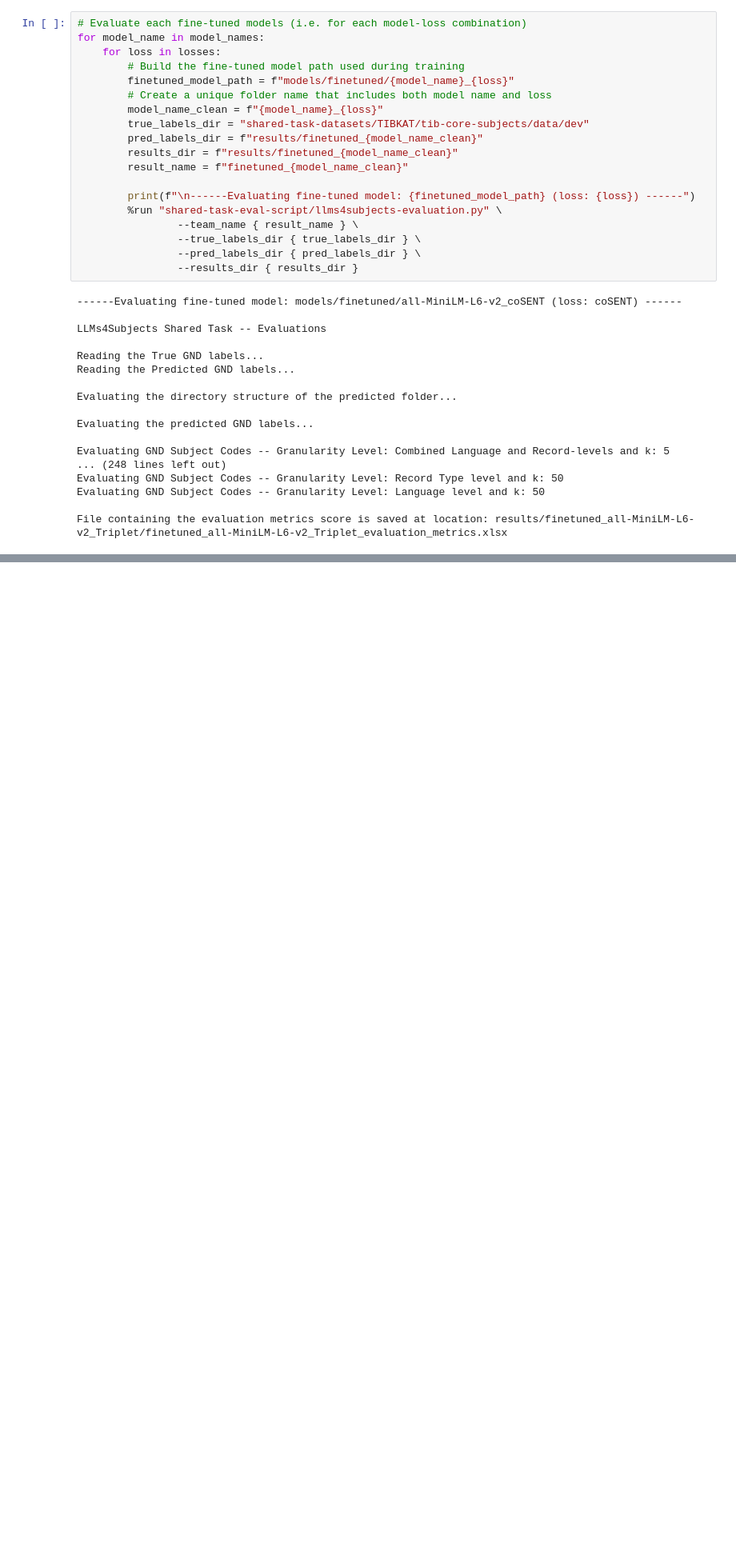
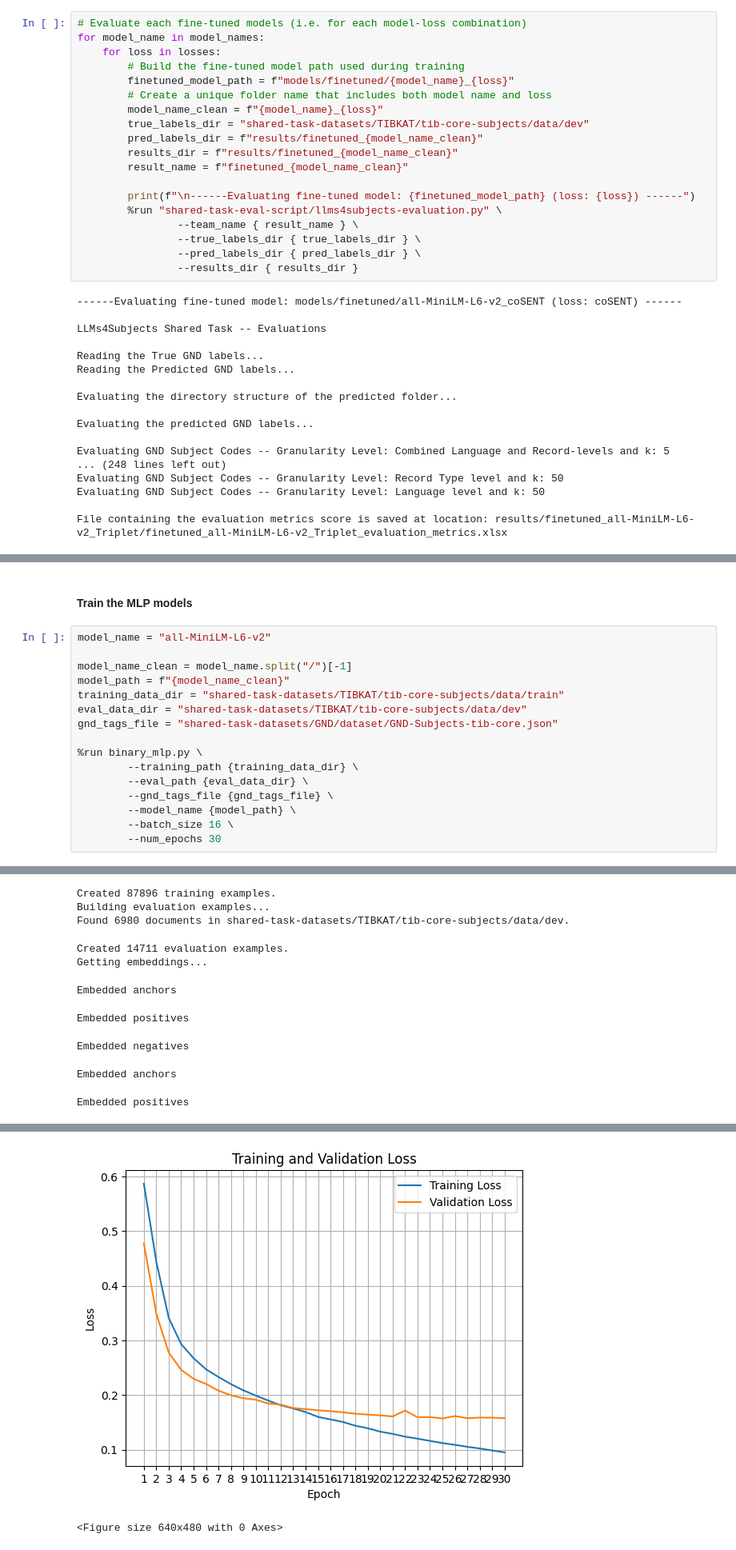
Before and after one commit to MicheleCazzola/llms4subjects, a Jupyter notebook: embedding_similarity_tagging.ipynb, the cells around one changed output, grey strips where cells are left out. Shown: that part at 80% size. Drawn from its saved outputs; the diff is of its cells as text; blank space fills up the shorter version.

Commit message:
update MLP architecture and evaluation metrics; adjust dropout rates and refine file handling

```diff
--- a/embedding_similarity_tagging.ipynb
+++ b/embedding_similarity_tagging.ipynb
@@ -395,0 +285,19 @@ File containing the evaluation metrics score is saved at location: results/mlp_a
+# %% [markdown]
+#### Train the MLP models
+# %%
+model_name = "all-MiniLM-L6-v2"
+
+model_name_clean = model_name.split("/")[-1]
+model_path = f"{model_name_clean}"
+training_data_dir = "shared-task-datasets/TIBKAT/tib-core-subjects/data/train"
+eval_data_dir = "shared-task-datasets/TIBKAT/tib-core-subjects/data/dev"
+gnd_tags_file = "shared-task-datasets/GND/dataset/GND-Subjects-tib-core.json"
+
+%run binary_mlp.py \
+        --training_path {training_data_dir} \
+        --eval_path {eval_data_dir} \
+        --gnd_tags_file {gnd_tags_file} \
+        --model_name {model_path} \
+        --batch_size 16 \
+        --num_epochs 30
+# %% [output]
@@ -395,0 +311,10 @@ File containing the evaluation metrics score is saved at location: results/mlp_a
+Created 87896 training examples.
+Building evaluation examples...
+Found 6980 documents in shared-task-datasets/TIBKAT/tib-core-subjects/data/dev.
+Created 14711 evaluation examples.
+Getting embeddings...
+Embedded anchors
+Embedded positives
+Embedded negatives
+Embedded anchors
+Embedded positives
@@ -395,0 +338,2 @@ File containing the evaluation metrics score is saved at location: results/mlp_a
+[figure, added]
+<Figure size 640x480 with 0 Axes>
```
Also changed, not shown: parts of 14 cells of this notebook, 14 other files.
